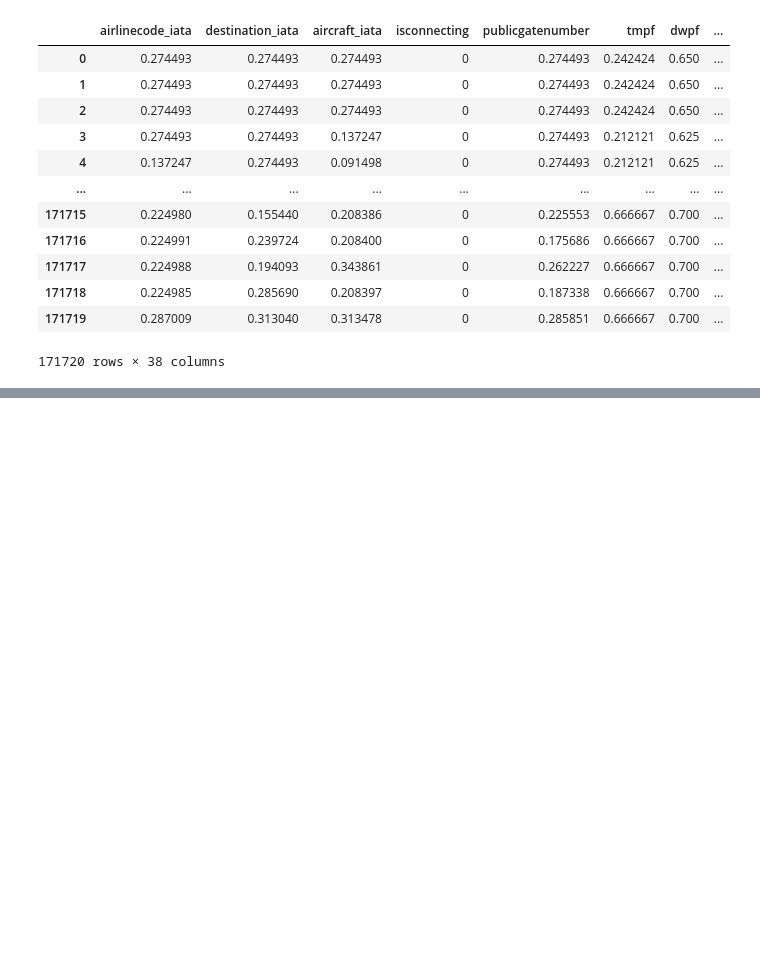
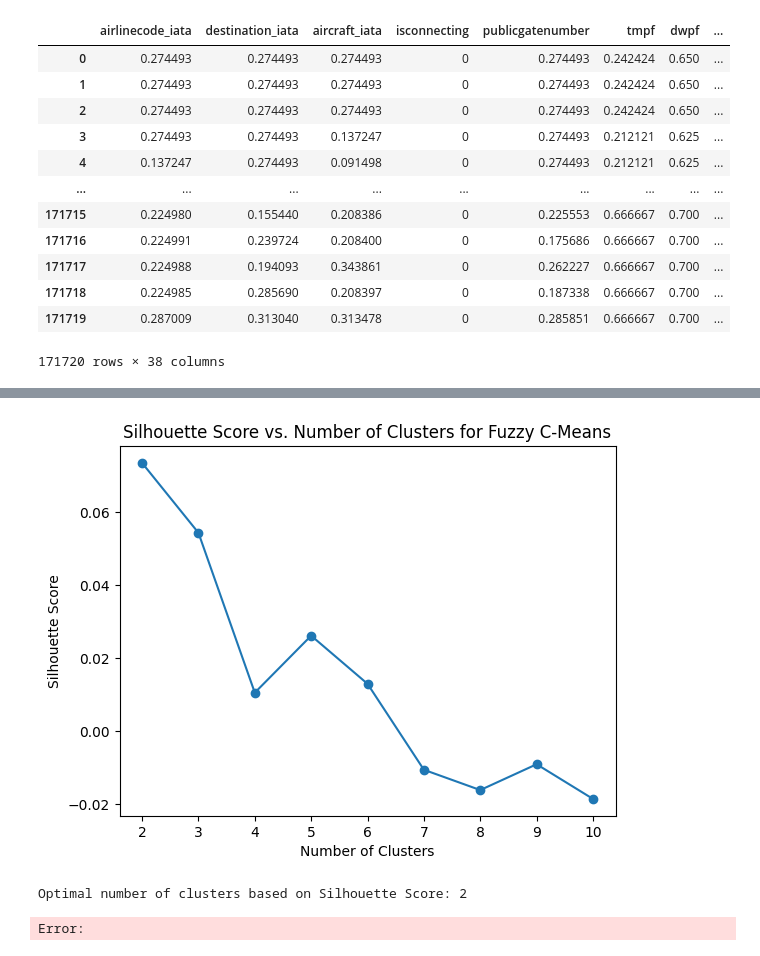
Before and after one commit to abdussaboor98/MLR570-Project, a Jupyter notebook: fcm + rf cls.ipynb, the cells around one changed output, grey strips where cells are left out. Saved outputs shown, nothing was run; the diff lists cells and outputs as text; code cells hidden in the pictures; blank space fills up the shorter version.

```diff
--- a/fcm + rf cls.ipynb
+++ b/fcm + rf cls.ipynb
@@ -230 +263,26 @@ plt.ylabel('Inertia')
+# %%
+silhouette_scores = []
+max_clusters = 10
+
+for n_clusters in range(2, max_clusters + 1):
+    cntr, u, _, _, _, _, _ = fuzz.cluster.cmeans(X_train.T, n_clusters, m=1.5, error=1e-5, maxiter=150, init=None, seed=42)
+    clusters_train = np.argmax(u, axis=0)
+    silhouette_avg = silhouette_score(X_train, clusters_train)
+    silhouette_scores.append(silhouette_avg)
+
+# Plot silhouette scores
+plt.figure()
+plt.plot(range(2, max_clusters + 1), silhouette_scores, marker='o')
+plt.xlabel('Number of Clusters')
+plt.ylabel('Silhouette Score')
+plt.title('Silhouette Score vs. Number of Clusters for Fuzzy C-Means')
+plt.show()
+
+# Select the optimal number of clusters based on the highest silhouette score
+optimal_n_clusters = 2 + np.argmax(silhouette_scores)
+print(f"Optimal number of clusters based on Silhouette Score: {optimal_n_clusters}")
+# %% [output]
+[figure, added]
+Optimal number of clusters based on Silhouette Score: 2
+Error:
 # %%
```
Also changed, not shown: parts of 21 cells of this notebook, 6 other files.
